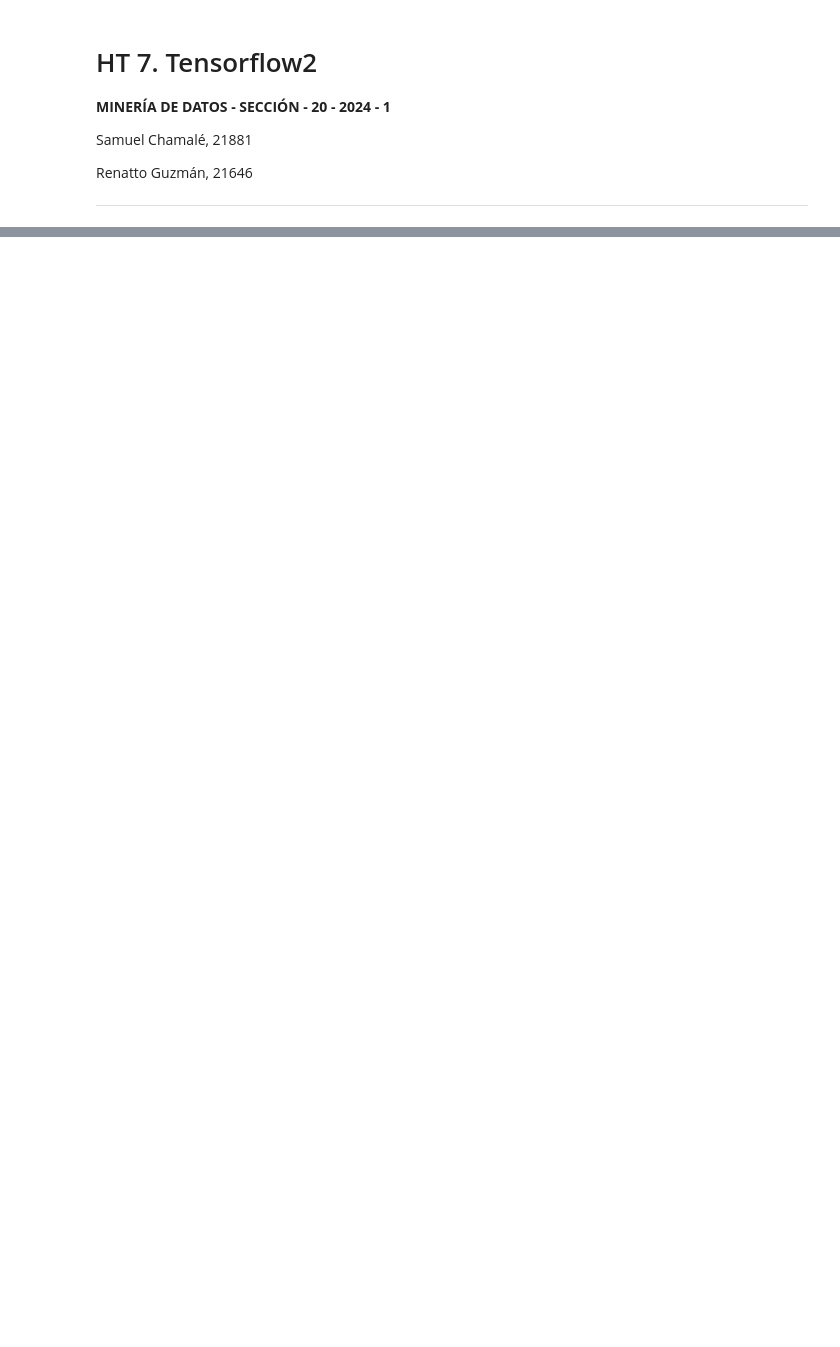
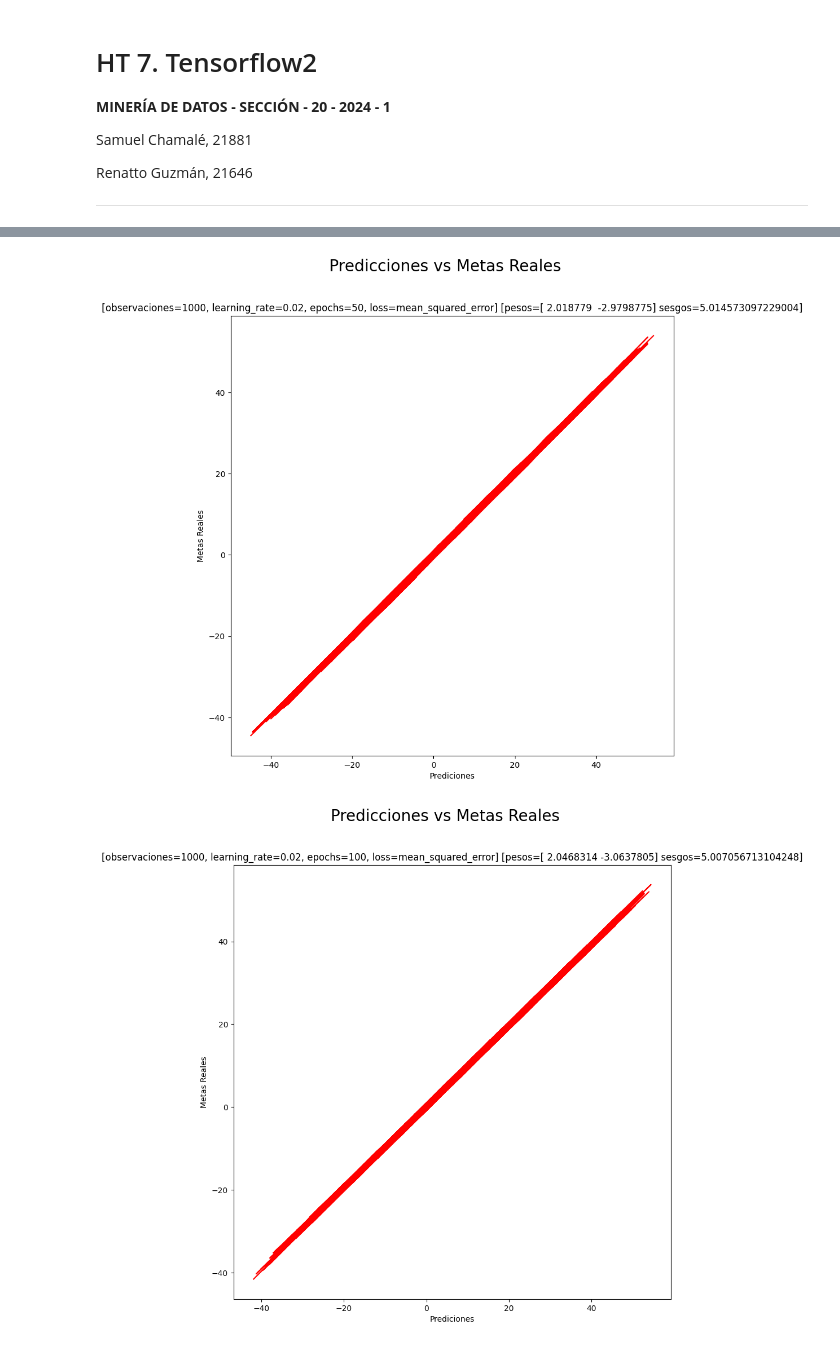
Before and after one commit to chamale-rac/tensorflow-2, a Jupyter notebook: Tensorflow2.ipynb, the cells around one changed output, grey strips where cells are left out. Cells and saved outputs as stored; diff of their text form; code cells hidden in the pictures; blank space fills up the shorter version.

```diff
--- a/Tensorflow2.ipynb
+++ b/Tensorflow2.ipynb
@@ -70,0 +152,9 @@ simpleLinearRegression(observaciones=1000, learning_rate=0.02,
+# %%
+# Prueba también cambiando
+# el número de épocas (50, 100, 200). ¿Qué diferencias se observan? ¿Se
+# comporta bien el algoritmo?
+for epochs in [50, 100, 200]:
+    simpleLinearRegression(epochs=epochs)
+# %% [output]
+[figure, added]
+[figure, added]
```
Also changed, not shown: parts of 13 cells of this notebook.
